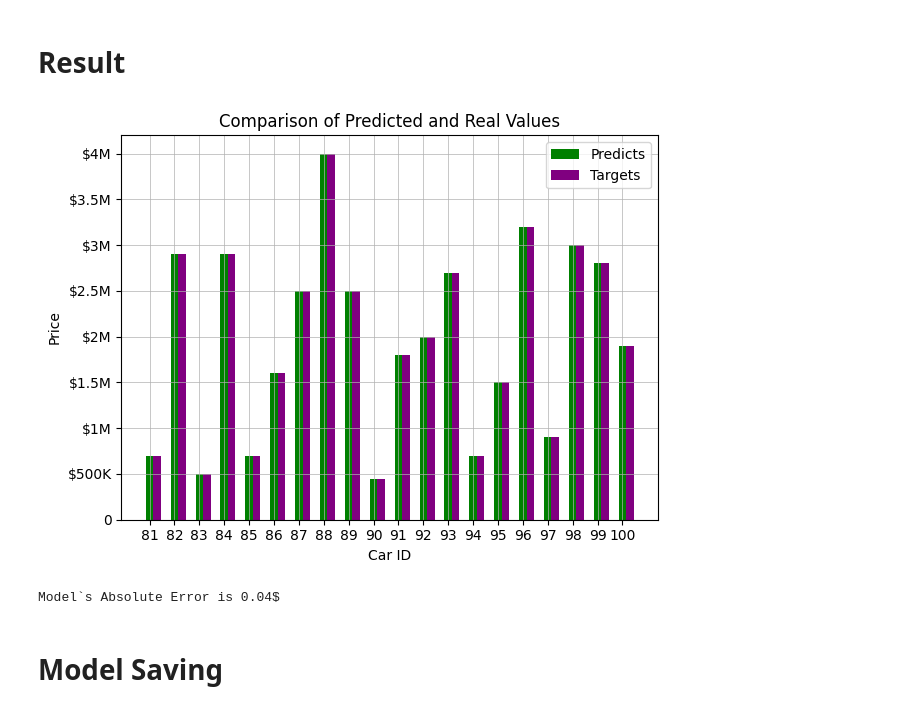
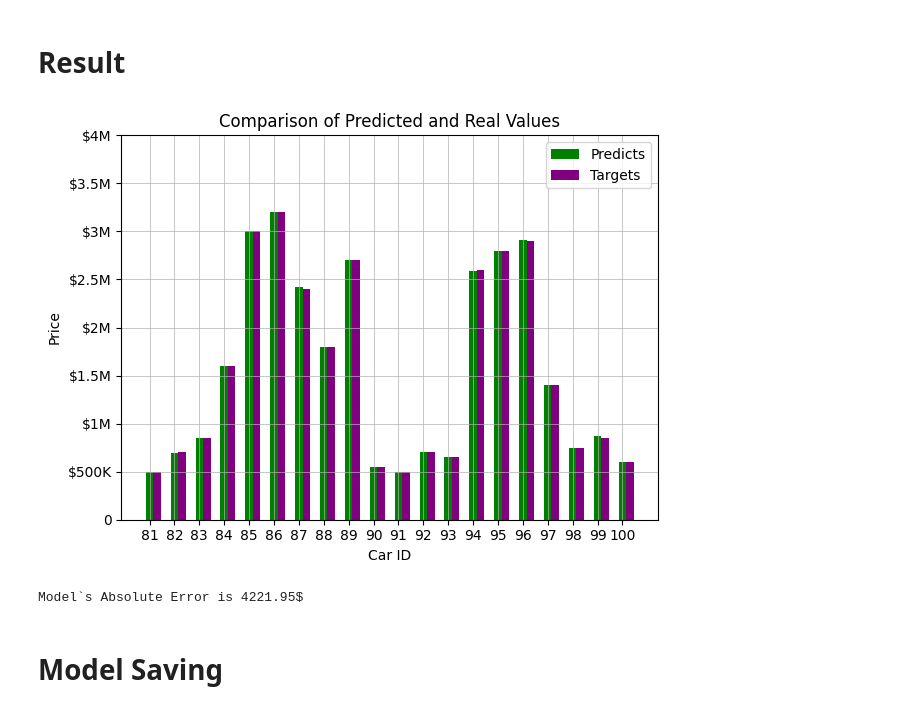
Before and after one commit to the2roock/Vehicle-Models-Classifier, a Jupyter notebook: notebook.ipynb, the cells around one changed output. Cells and saved outputs as stored; diff of their text form; code cells hidden in the pictures.

```diff
--- a/notebook.ipynb
+++ b/notebook.ipynb
@@ -117,8 +119,8 @@ model, model.parameters_count
 # Model Training
 # %%
 # Hyperparameters
-learning_rate = .01
-epochs = 25000
+learning_rate = .0001
+epochs = 50000
 
 # Loss function
 loss_function = nn.MSELoss()
@@ -135,21 +137,23 @@ model.train()
 
 # Process training
 for epoch in range(1, epochs+1):
-    optimizer.zero_grad()
+    for train_ix, test_ix in train_test_data_indexes:
+        optimizer.zero_grad()
 
-    out = model(X_train)
-    loss = loss_function(out, y_train)
-    loss.backward()
-    optimizer.step()
+        out = model(X[train_ix])
+        train_loss = loss_function(out, y[train_ix])
+        train_loss.backward()
+        optimizer.step()
 
-    train_losses.append(loss.item())
-    with torch.no_grad():
-        test_out = model(X_test)
-        loss = loss_function(test_out, y_test)
-        test_losses.append(loss.item())
+    if epoch % 500 == 0:
+        train_losses.append(train_loss.item())
+        with torch.no_grad():
+            test_out = model(X[test_ix])
+            test_loss = loss_function(test_out, y[test_ix])
+        test_losses.append(test_loss.item())
 
-    if epoch % 2500 == 0:
-        print(f"Epoch: {epoch} --> Loss: {loss.item()}")
+    if epoch % 5000 == 0:
+        print(f"Epoch: {epoch} --> Loss: {test_loss.item()}")
 
 # Plot training results
 plt.plot(train_losses, label="train")
@@ -178,27 +182,29 @@ Epoch: 25000 --> Loss: 0.008056640625
 # %%
 # Model`s Success
 model.eval()
 with torch.no_grad():
-    out = model(X_test)
-plt.bar(range(len(out)), out.flatten(), width=.3, color='green', label="Predicts")
-plt.bar([e + .3 for e in range(len(out))], y_test.flatten(), width=.3, color='purple', label="Targets")
+    out = model(X[-20:])
+predicts = Y_scaler.inverse_transform(out)
+targets = Y_scaler.inverse_transform(y[-20:])
+plt.bar(range(len(predicts)), predicts.flatten(), width=.3, color='green', label="Predicts")
+plt.bar([e + .3 for e in range(len(predicts))], targets.flatten(), width=.3, color='purple', label="Targets")
 plt.grid(linewidth=.5)
 plt.legend()
 plt.title("Comparison of Predicted and Real Values")
 plt.xlabel("Car ID")
-plt.xticks(ticks=range(len(out)), labels=raw_data.Car_ID[-20:])
+plt.xticks(ticks=range(len(predicts)), labels=raw_data.Car_ID[-20:])
 plt.ylabel("Price")
 plt.yticks(ticks=[0, .5e6, 1.0e6, 1.5e6, 2.0e6, 2.5e6, 3.0e6, 3.5e6, 4.0e6], labels=["0", "$500K", "$1M", "$1.5M", "$2M", "$2.5M", "$3M", "$3.5M", "$4M"])
 plt.tight_layout()
 plt.savefig("plots/Comparison of Predicted and Real Values.png", dpi=300)
 # %% [output]
-[figure, old version]
+[figure, new version]
 # %%
 # MAE Score
-mae_error = (sum(abs(out.flatten() - y_test.flatten())) / len(out)).item()
+mae_error = (sum(abs(predicts.flatten() - targets.flatten())) / len(predicts)).item()
 print(f"Model`s Absolute Error is {round(mae_error, 2)}$")
 # %% [output]
-Model`s Absolute Error is 0.04$
+Model`s Absolute Error is 4221.95$
 # %% [markdown]
 # Model Saving
 # %%
```
Also changed, not shown: parts of 5 cells of this notebook, 5 other files.
